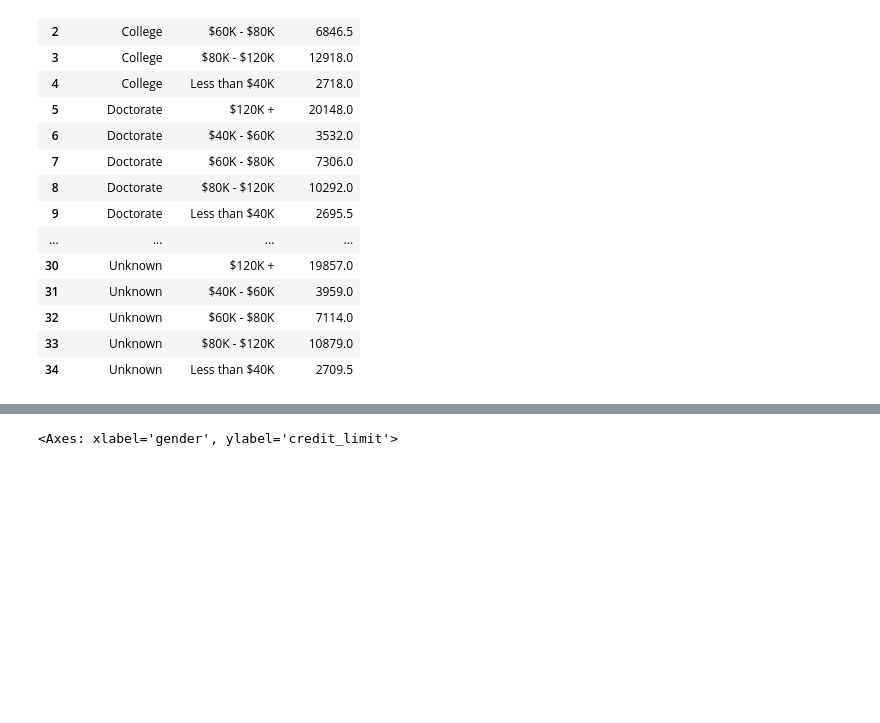
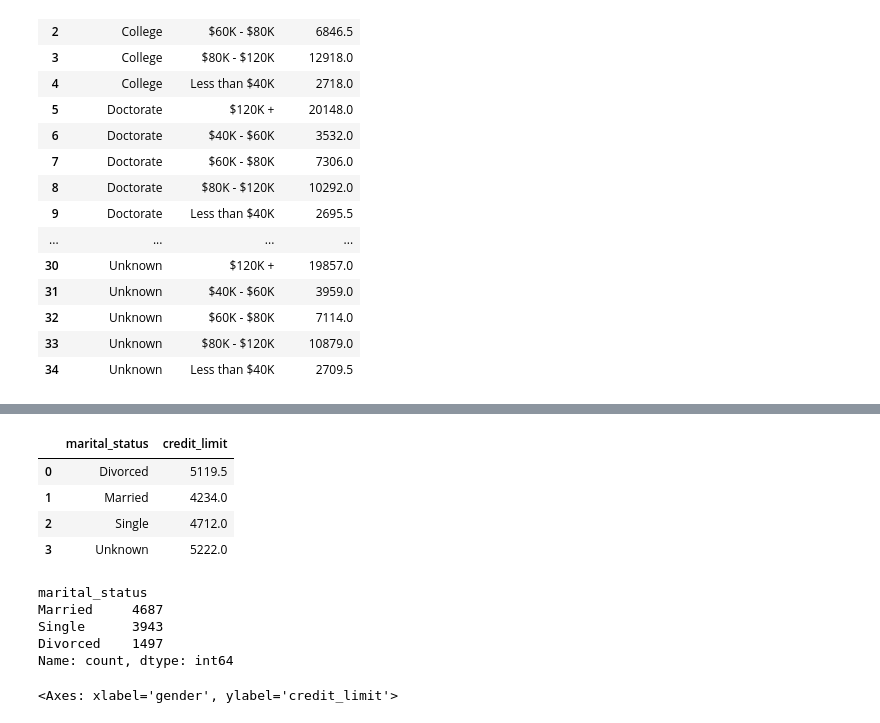
Before and after one commit to estef026/ProyectoChurn2, a Jupyter notebook: EDA - Estefania.ipynb, the cells around one changed output, grey strips where cells are left out. Drawn from its saved outputs; the diff is of its cells as text; code cells hidden in the pictures; blank space fills up the shorter version.

```diff
--- a/EDA - Estefania.ipynb
+++ b/EDA - Estefania.ipynb
@@ -600,0 +607,8 @@ Uneducated,Less than $40K,3878.224138
+# %%
+data_2[['marital_status', 'credit_limit']].groupby(['marital_status']).agg({'credit_limit': 'median'}).reset_index()
+# %% [output]
+|  | marital_status | credit_limit |
+| 0 | Divorced | 5119.5 |
+| 1 | Married | 4234.0 |
+| 2 | Single | 4712.0 |
+| 3 | Unknown | 5222.0 |
@@ -601,3 +617,11 @@ Uneducated,Less than $40K,3878.224138
+# %%
+data_2['marital_status'].value_counts()
+# %% [output]
+marital_status
+Married     4687
+Single      3943
+Divorced    1497
+Name: count, dtype: int64
 # %%
 sns.boxplot(data= data_2,
             x = 'gender', y = 'credit_limit', hue = 'income_category', palette='Set3')
```
Also changed, not shown: parts of 11 cells of this notebook.
